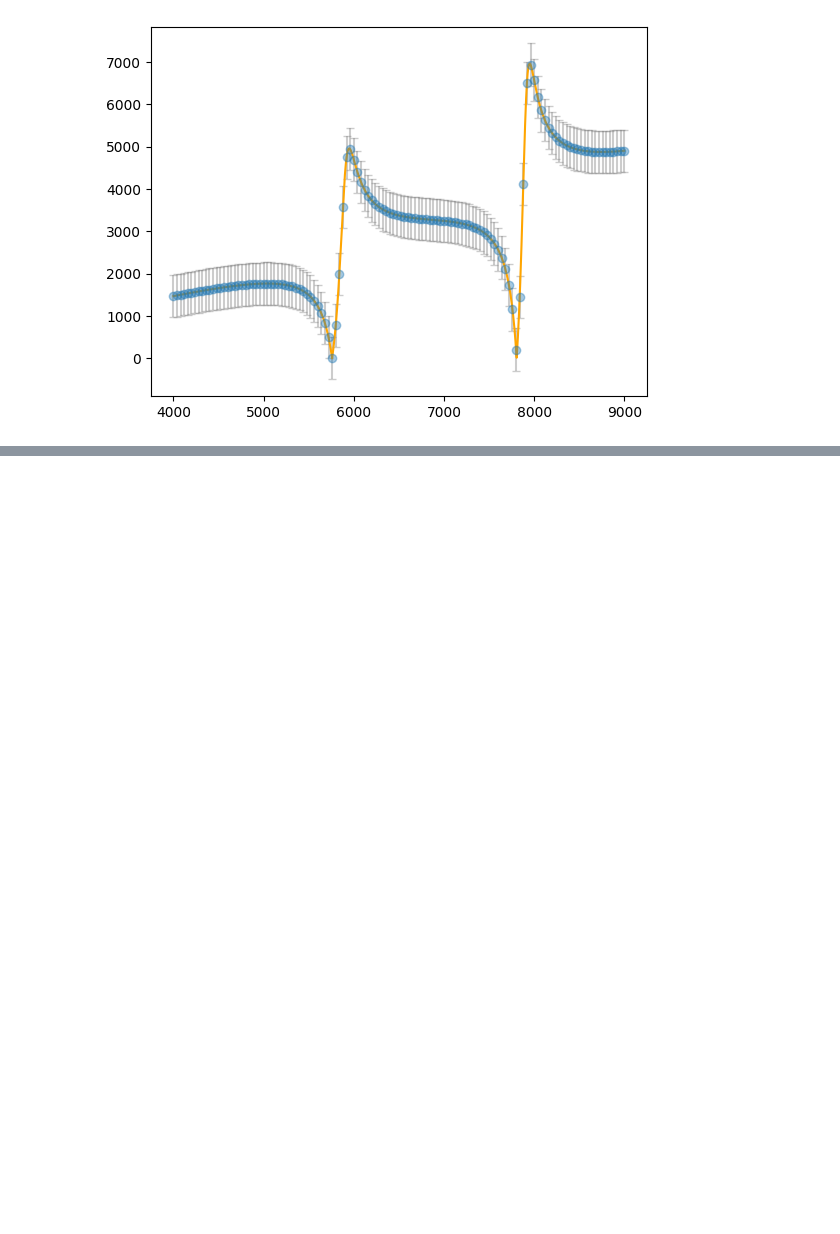
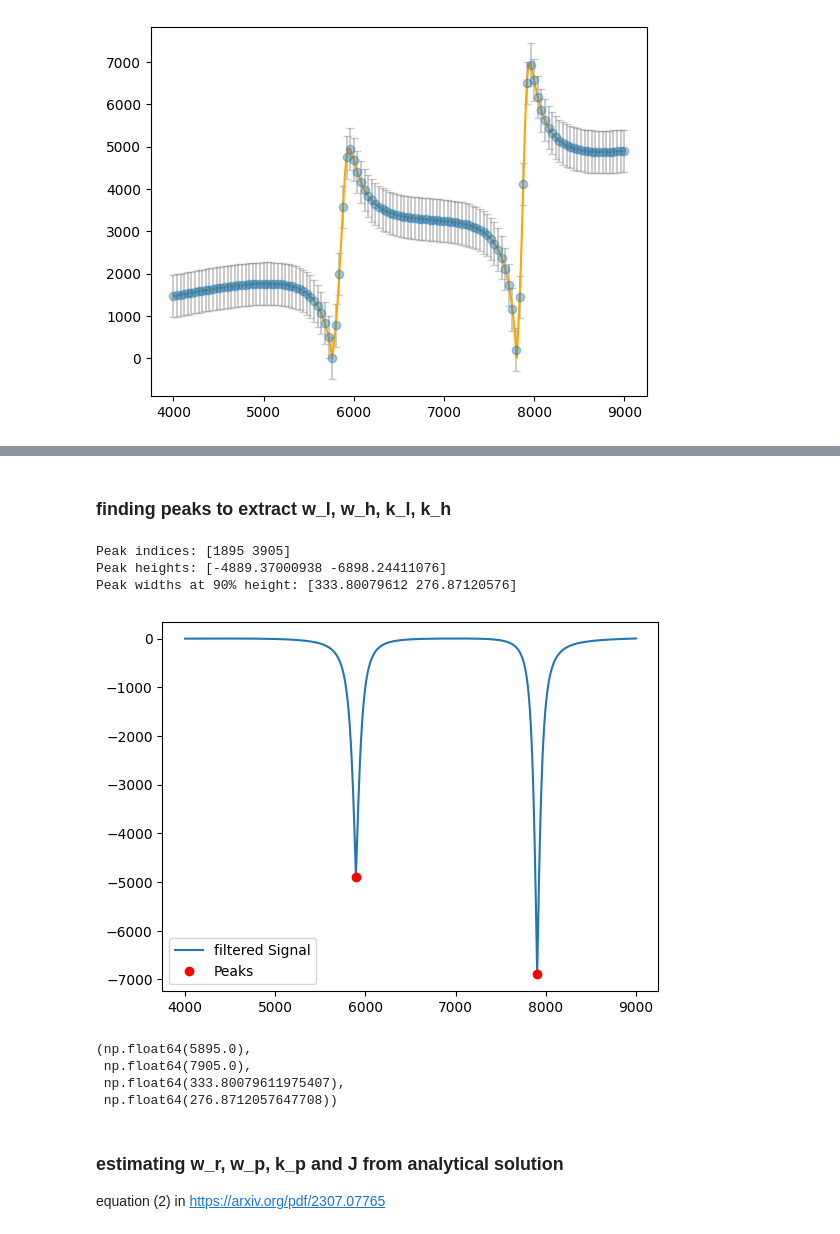
Before and after one commit to Giuhcs/purcell_filter_model, a Jupyter notebook: main.ipynb, the cells around one changed output, grey strips where cells are left out. Drawn from its saved outputs; the diff is of its cells as text; code cells hidden in the pictures; blank space fills up the shorter version.

```diff
--- a/main.ipynb
+++ b/main.ipynb
@@ -383,0 +419,37 @@ plt.plot(nvphi_x,y_fit, color="orange")
+# %% [markdown]
+### finding peaks to extract w_l, w_h, k_l, k_h
+# %%
+from scipy.signal import find_peaks, peak_widths
+
+peaks, properties = find_peaks(-(data-z),height=0) # height filters peaks above 0
+rel_height = 0.9
+widths = peak_widths(-(data-z), peaks, rel_height=rel_height)
+
+# Print results
+print("Peak indices:", peaks)
+print("Peak heights:", -properties["peak_heights"])
+print(f"Peak widths at {rel_height*100 :.0f}% height:", widths[0])
+
+# Plot the signal and peaks
+plt.plot(tilted_x, data-z, label="filtered Signal")
+plt.plot(tilted_x[peaks], (data-z)[peaks], "ro", label="Peaks")
+plt.legend()
+plt.show()
+# %% [output]
+Peak indices: [1895 3905]
+Peak heights: [-4889.37000938 -6898.24411076]
+Peak widths at 90% height: [333.80079612 276.87120576]
+[figure, added]
+# %%
+w_l, w_h = tilted_x[peaks]
+k_l, k_h = widths[0]
+w_l,w_h,k_l,k_h
+# %% [output]
+(np.float64(5895.0),
+ np.float64(7905.0),
+ np.float64(333.80079611975407),
+ np.float64(276.8712057647708))
+# %% [markdown]
+### estimating w_r, w_p, k_p and J from analytical solution
+
+equation (2) in https://arxiv.org/pdf/2307.07765
```
Also changed, not shown: parts of 15 cells of this notebook, 1 other file.
